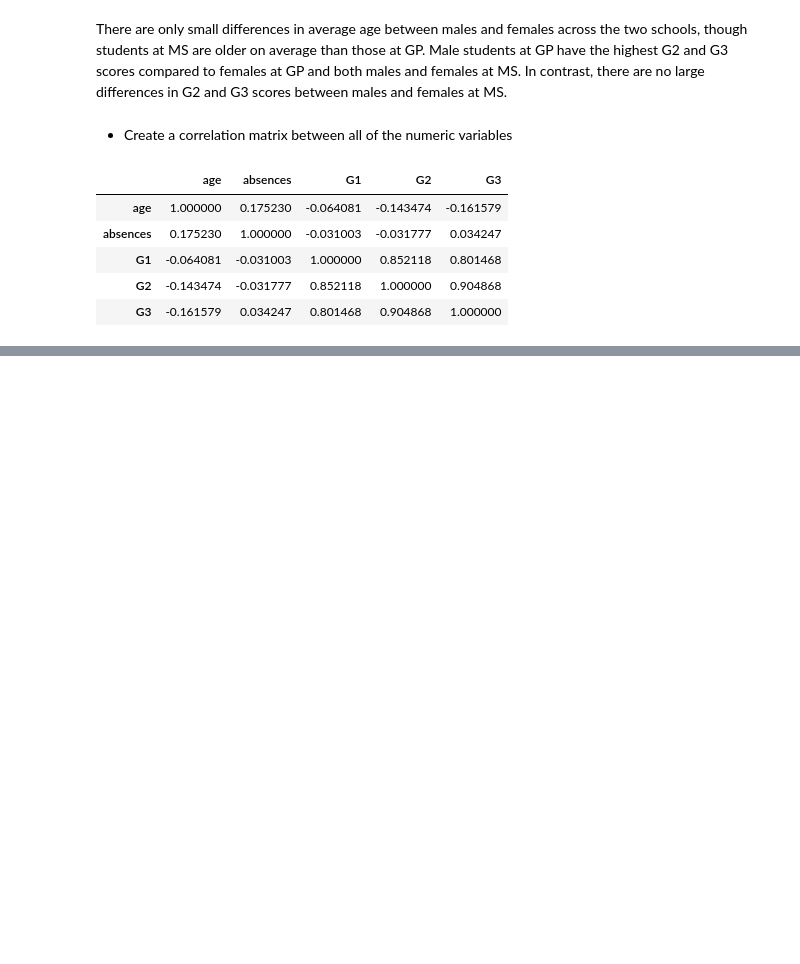
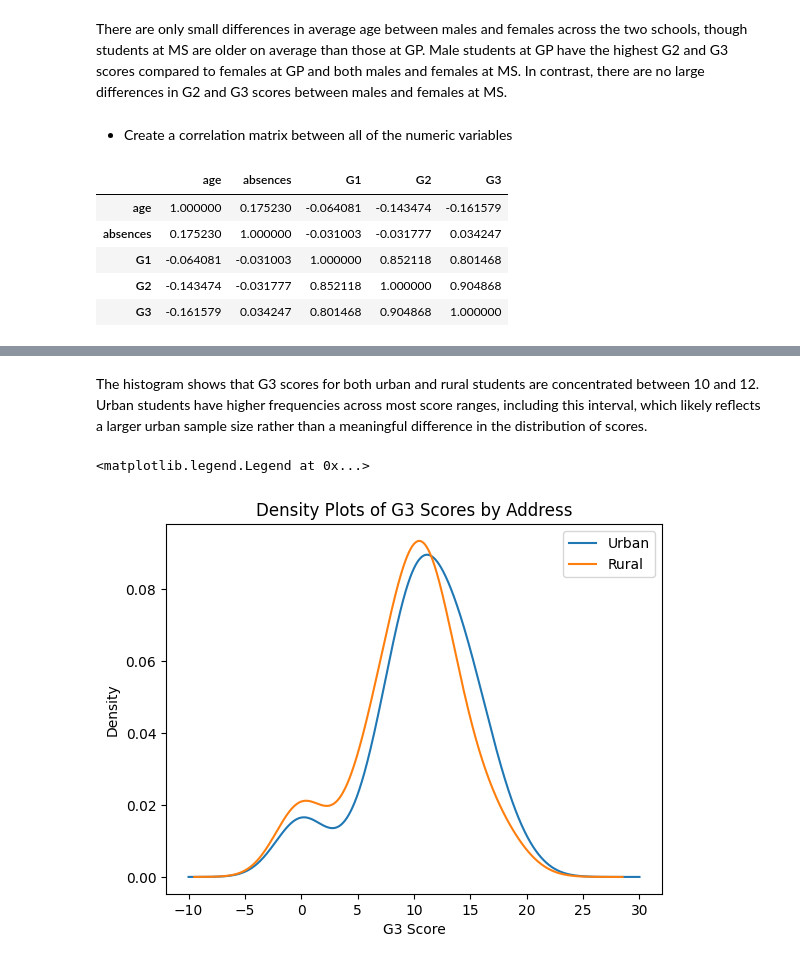
Before and after one commit to hzhoujoy/HW4_ST554, a Jupyter notebook: HW4_JoyZhou.ipynb, the cells around one changed output, grey strips where cells are left out. Drawn from its saved outputs; the diff is of its cells as text; code cells hidden in the pictures; blank space fills up the shorter version.

```diff
--- a/HW4_JoyZhou.ipynb
+++ b/HW4_JoyZhou.ipynb
@@ -344,0 +374,12 @@ math_score[["age", "absences", "G1", "G2", "G3"]].corr()
+# %% [markdown]
+The histogram shows that G3 scores for both urban and rural students are concentrated between 10 and 12. Urban students have higher frequencies across most score ranges, including this interval, which likely reflects a larger urban sample size rather than a meaningful difference in the distribution of scores.
+# %%
+# kernel density plots comparing G3 scores for student address (urban vs rural)
+address_U.plot.density(bw_method = 0.5, label = "Urban")
+address_R.plot.density(bw_method = 0.5, label = "Rural")
+plt.title("Density Plots of G3 Scores by Address")
+plt.xlabel("G3 Score")
+plt.legend()
+# %% [output]
+<matplotlib.legend.Legend at 0x...>
+[figure, added]
```
Also changed, not shown: parts of 8 cells of this notebook.
